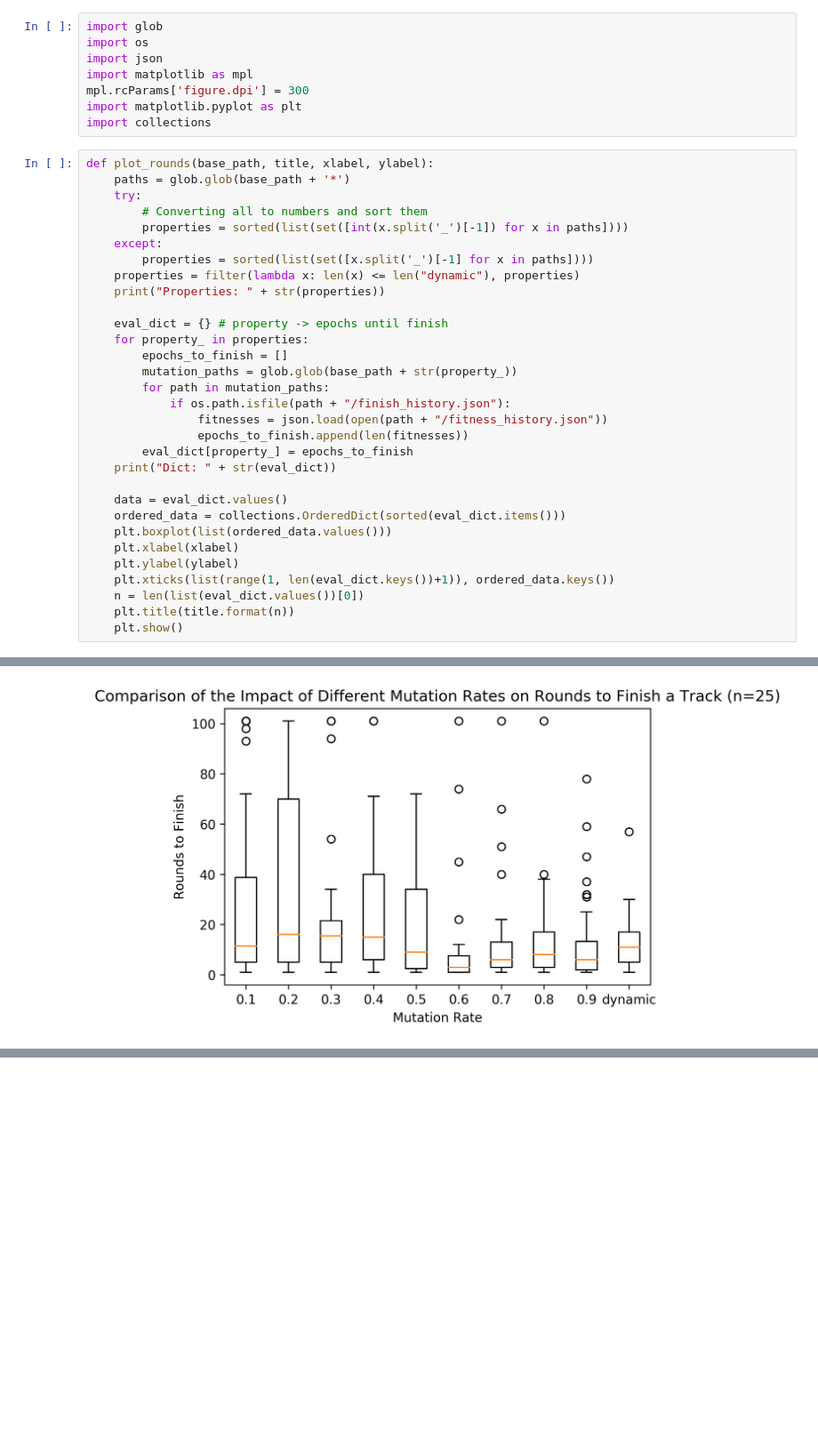
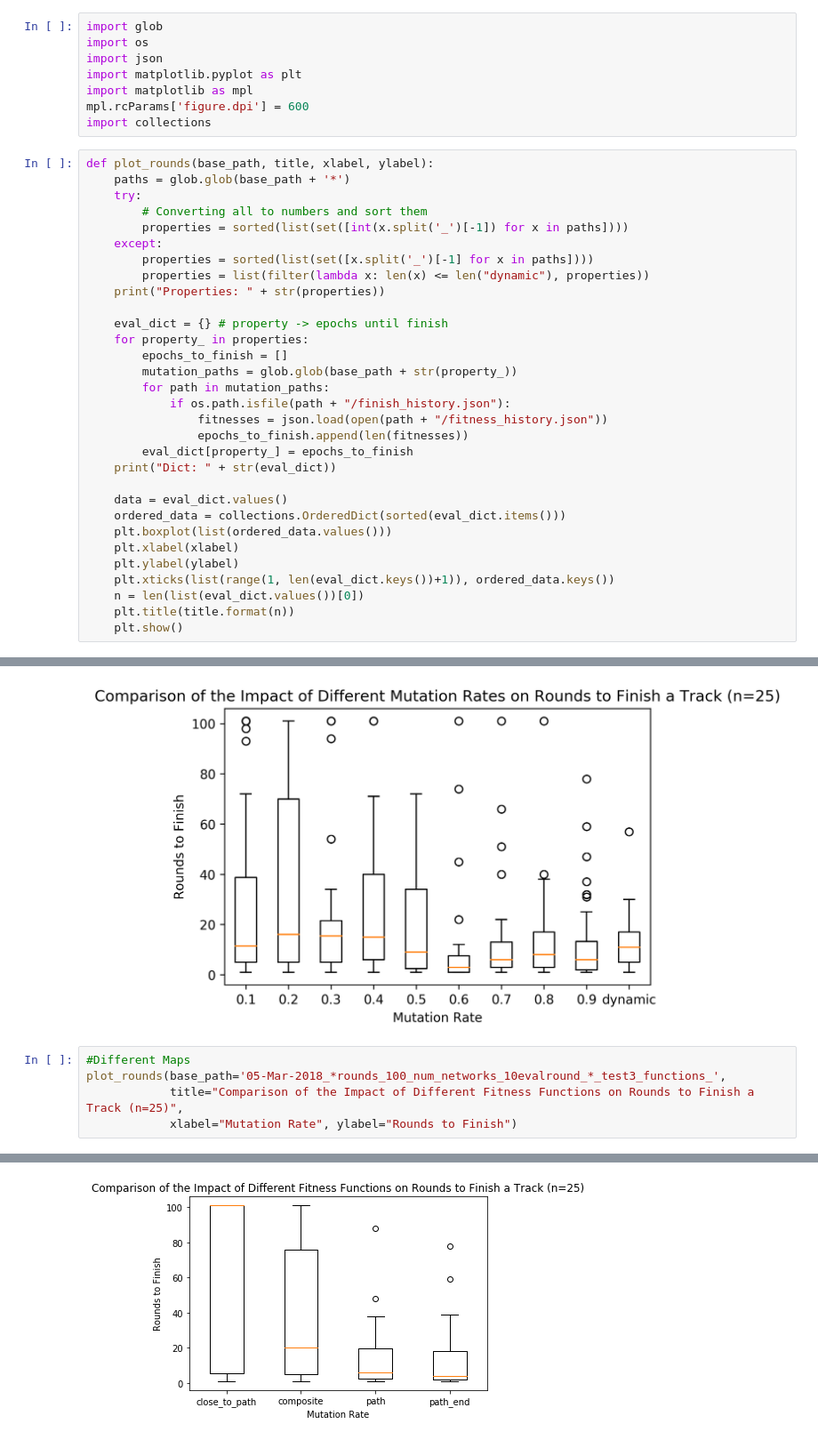
Before and after one commit to sleighsoft/genetic-gaming, a Jupyter notebook: Evaluation.ipynb, the cells around one changed output, grey strips where cells are left out. Shown at 89% size. Cells and saved outputs as stored; diff of their text form; blank space fills up the shorter version.

```diff
--- a/Evaluation.ipynb
+++ b/Evaluation.ipynb
@@ -2,9 +2,9 @@
 import glob
 import os
 import json
+import matplotlib.pyplot as plt
 import matplotlib as mpl
-mpl.rcParams['figure.dpi'] = 300
-import matplotlib.pyplot as plt
+mpl.rcParams['figure.dpi'] = 600
 import collections
 # %%
 def plot_rounds(base_path, title, xlabel, ylabel):
@@ -14,7 +14,7 @@ def plot_rounds(base_path, title, xlabel, ylabel):
         properties = sorted(list(set([int(x.split('_')[-1]) for x in paths])))
     except:
         properties = sorted(list(set([x.split('_')[-1] for x in paths])))
-    properties = filter(lambda x: len(x) <= len("dynamic"), properties)
+        properties = list(filter(lambda x: len(x) <= len("dynamic"), properties))
     print("Properties: " + str(properties))
 
     eval_dict = {} # property -> epochs until finish
@@ -94,3 +94,9 @@ plot_rounds(base_path='05-Mar-2018_*rounds_100_num_networks_10evalround_*_test5_
 Properties: <filter object at 0x...>
 Dict: {'0.3': [1, 18, 5, 94, 1, 22, 5, 7, 54, 34, 13, 3, 15, 17, 19, 101, 101, 1, 12, 20, 1, 16, 4, 18, 22, 7], '0.2': [1, 31, 76, 4, 44, 14, 6, 5, 81, 8, 72, 3, 1, 101, 33, 101, 6, 101, 70, 23, 2, 16 ...
 [figure]
+# %%
+#Different Maps
+plot_rounds(base_path='05-Mar-2018_*rounds_100_num_networks_10evalround_*_test3_functions_',
+            title="Comparison of the Impact of Different Fitness Functions on Rounds to Finish a Track (n=25)",
+            xlabel="Mutation Rate", ylabel="Rounds to Finish")
+# %% [output]
@@ -96,0 +105 @@ Dict: {'0.3': [1, 18, 5, 94, 1, 22, 5, 7, 54, 34, 13, 3, 15, 17, 19, 101, 101, 1
+[figure, added]
```
Also changed, not shown: parts of 2 cells of this notebook, 14 other files.
